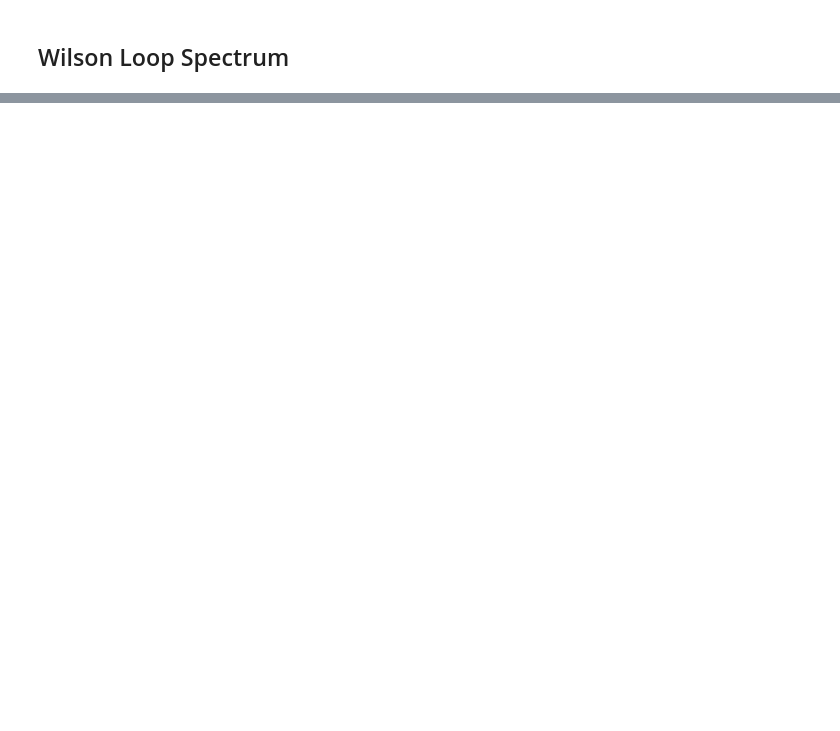
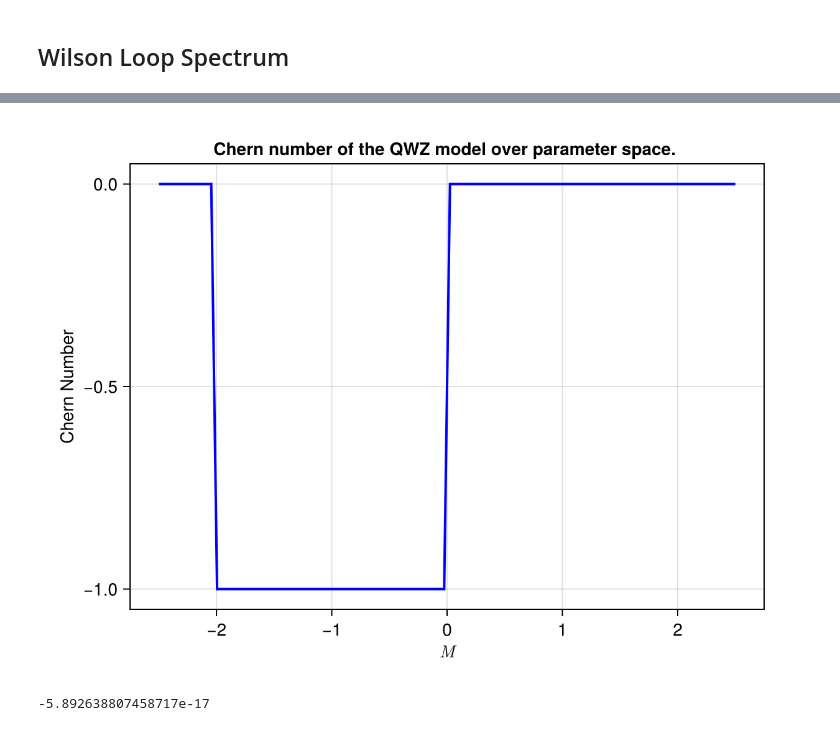
Before and after one commit to nabil-atlam/kagome, a Jupyter notebook: KagomeTransport/notebooks/Qi_Wu_Zhang_PhaseDiagram.ipynb, the cells around one changed output, grey strips where cells are left out. Saved outputs shown, nothing was run; the diff lists cells and outputs as text; code cells hidden in the pictures; blank space fills up the shorter version.

```diff
--- a/KagomeTransport/notebooks/Qi_Wu_Zhang_PhaseDiagram.ipynb
+++ b/KagomeTransport/notebooks/Qi_Wu_Zhang_PhaseDiagram.ipynb
@@ -81,0 +154,8 @@ CairoMakie.Screen{IMAGE}
+# %%
+plot_topological_index_on_parameterspace()
+# %% [output]
+[figure, added]
+# %%
+Winding(Berry_Phase_Along_xcycle(1.0))
+# %% [output]
+-5.892638807458717e-17
```
Also changed, not shown: parts of 7 cells of this notebook.
